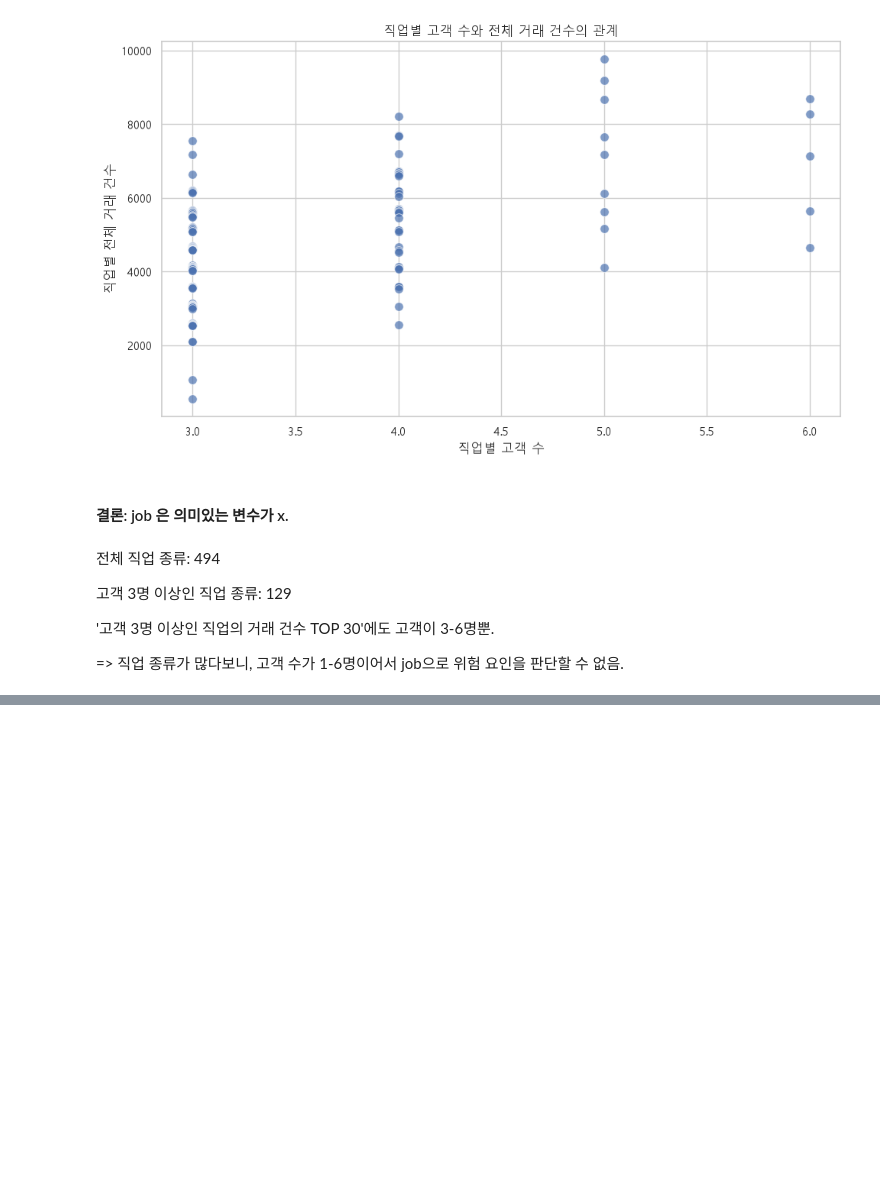
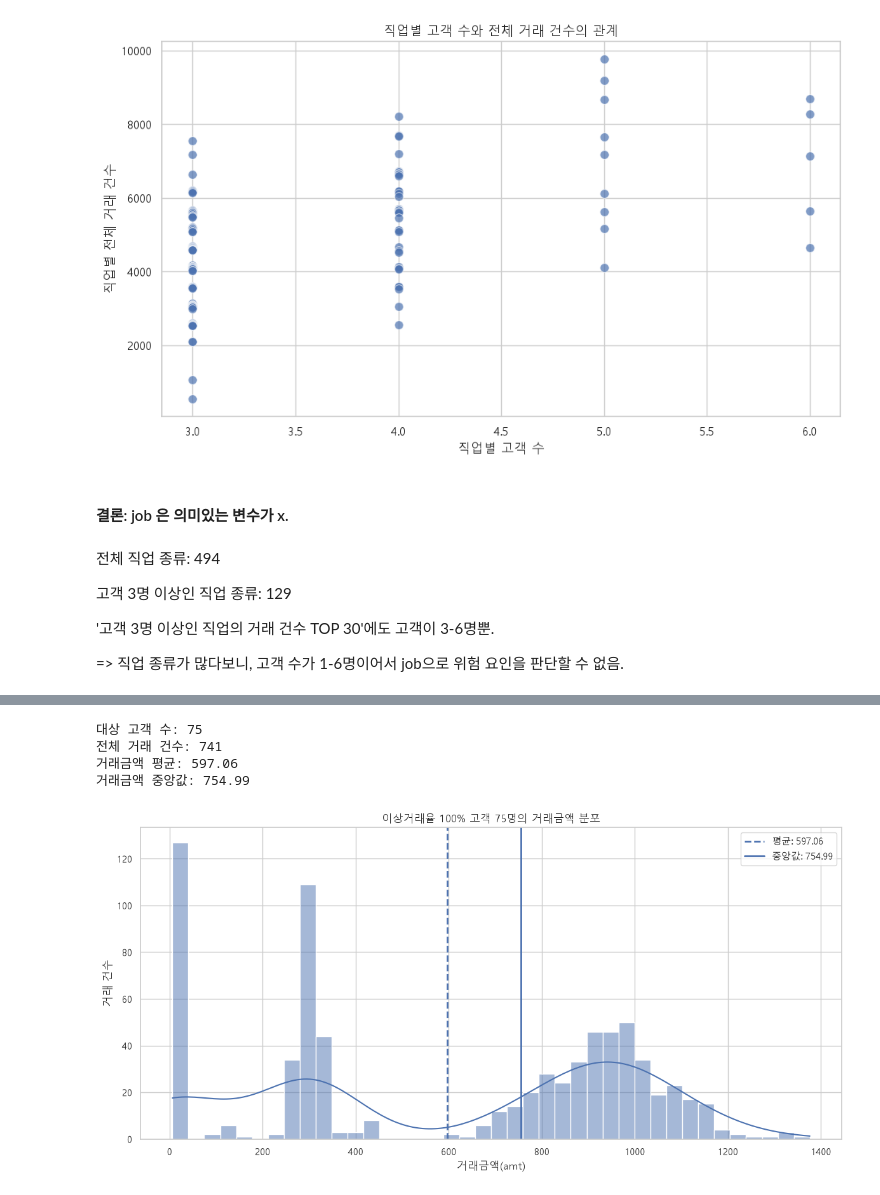
Before and after one commit to dayomschool/BDAI, a Jupyter notebook: 02_EDA_민정.ipynb, the cells around one changed output, grey strips where cells are left out. Saved outputs shown, nothing was run; the diff lists cells and outputs as text; code cells hidden in the pictures; blank space fills up the shorter version.

```diff
--- a/02_EDA_민정.ipynb
+++ b/02_EDA_민정.ipynb
@@ -3883,0 +4026,80 @@ plt.show()
+# %%
+## 거래금액 분포 시각화
+
+import matplotlib.pyplot as plt
+import seaborn as sns
+
+sns.set_theme(style="whitegrid")
+plt.rcParams["font.family"] = "Malgun Gothic"
+plt.rcParams["axes.unicode_minus"] = False
+
+# 고객별 거래 요약
+fraud_only_customer_summary = (
+    train.groupby("cc_num", as_index=False)
+    .agg(
+        total_transactions=("is_fraud", "size"),
+        is_fraud_transactions=("is_fraud", "sum")
+    )
+)
+
+# 모든 거래가 이상거래인 고객 추출
+fraud_only_customer_summary = fraud_only_customer_summary.loc[
+    fraud_only_customer_summary["total_transactions"]
+    == fraud_only_customer_summary["is_fraud_transactions"]
+].copy()
+
+fraud_only_customer_ids = fraud_only_customer_summary["cc_num"]
+
+# 해당 75명의 전체 거래 추출
+fraud_only_transactions_75 = train.loc[
+    train["cc_num"].isin(fraud_only_customer_ids)
+].copy()
+
+# 전체 거래금액 평균과 중앙값
+fraud_only_amt_mean = fraud_only_transactions_75["amt"].mean()
+fraud_only_amt_median = fraud_only_transactions_75["amt"].median()
+
+print("대상 고객 수:",
+      fraud_only_transactions_75["cc_num"].nunique())
+print("전체 거래 건수:",
+      len(fraud_only_transactions_75))
+print(f"거래금액 평균: {fraud_only_amt_mean:,.2f}")
+print(f"거래금액 중앙값: {fraud_only_amt_median:,.2f}")
+
+
+# 거래금액 분포 시각화
+plt.figure(figsize=(12, 6))
+
+sns.histplot(
+    data=fraud_only_transactions_75,
+    x="amt",
+    bins=40,
+    kde=True
+)
+
+plt.axvline(
+    fraud_only_amt_mean,
+    linestyle="--",
+    linewidth=2,
+    label=f"평균: {fraud_only_amt_mean:,.2f}"
+)
+
+plt.axvline(
+    fraud_only_amt_median,
+    linestyle="-",
+    linewidth=2,
+    label=f"중앙값: {fraud_only_amt_median:,.2f}"
+)
+
+plt.title("이상거래율 100% 고객 75명의 거래금액 분포")
+plt.xlabel("거래금액(amt)")
+plt.ylabel("거래 건수")
+plt.legend()
+plt.tight_layout()
+plt.show()
+# %% [output]
+대상 고객 수: 75
+전체 거래 건수: 741
+거래금액 평균: 597.06
+거래금액 중앙값: 754.99
+[figure, added]
```
Also changed, not shown: parts of 13 cells of this notebook.
